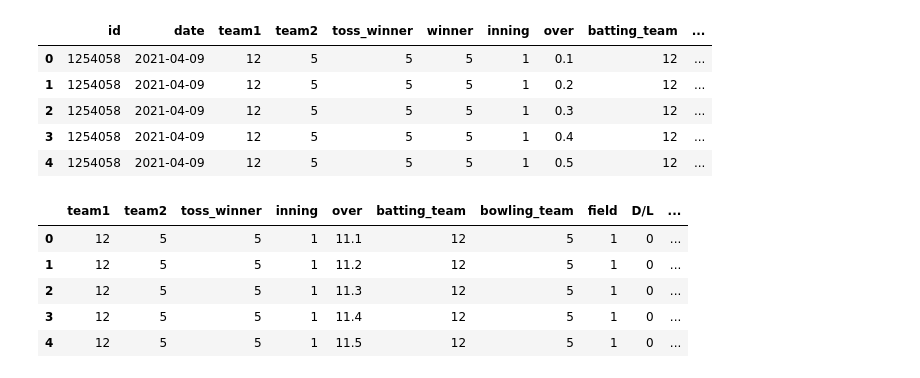
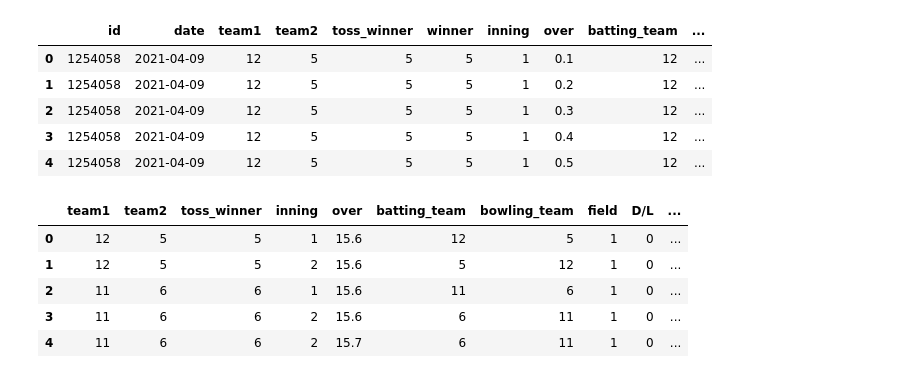
Before and after one commit to UtkarshAIITB/IPL-Data-Analysis, a Jupyter notebook: DL.ipynb, the cells around one changed output. Saved outputs shown, nothing was run; the diff lists cells and outputs as text; code cells hidden in the pictures.

```diff
--- a/DL.ipynb
+++ b/DL.ipynb
@@ -267,19 +267,19 @@ tests.head()
 | 3 | 1254058 | 2021-04-09 | 12 | 5 | 5 | 5 | 1 | 0.4 | 12 | ... |
 | 4 | 1254058 | 2021-04-09 | 12 | 5 | 5 | 5 | 1 | 0.5 | 12 | ... |
 # %%
-sets = tests.drop(tests[(tests.over <= 11.0) | (tests.over >=16.0)].index)
+sets = tests.drop(tests[(tests.over <= 15.5) | (tests.over >=16.0)].index)
 sets.reset_index(drop = True)
 yt1 = sets['total_runs_y']
 yt2 = sets['winner']
 sets.drop(columns = ['id', 'date', 'total_runs_y', 'winner'], inplace = True)
 sets.reset_index(drop=True).head()
 # %% [output]
 |  | team1 | team2 | toss_winner | inning | over | batting_team | bowling_team | field | D/L | ... |
-| 0 | 12 | 5 | 5 | 1 | 11.1 | 12 | 5 | 1 | 0 | ... |
-| 1 | 12 | 5 | 5 | 1 | 11.2 | 12 | 5 | 1 | 0 | ... |
-| 2 | 12 | 5 | 5 | 1 | 11.3 | 12 | 5 | 1 | 0 | ... |
-| 3 | 12 | 5 | 5 | 1 | 11.4 | 12 | 5 | 1 | 0 | ... |
-| 4 | 12 | 5 | 5 | 1 | 11.5 | 12 | 5 | 1 | 0 | ... |
+| 0 | 12 | 5 | 5 | 1 | 15.6 | 12 | 5 | 1 | 0 | ... |
+| 1 | 12 | 5 | 5 | 2 | 15.6 | 5 | 12 | 1 | 0 | ... |
+| 2 | 11 | 6 | 6 | 1 | 15.6 | 11 | 6 | 1 | 0 | ... |
+| 3 | 11 | 6 | 6 | 2 | 15.6 | 6 | 11 | 1 | 0 | ... |
+| 4 | 11 | 6 | 6 | 2 | 15.7 | 6 | 11 | 1 | 0 | ... |
 # %%
 yt1 = yt1.ravel()
 # %%
```
Also changed, not shown: parts of 13 cells of this notebook.
